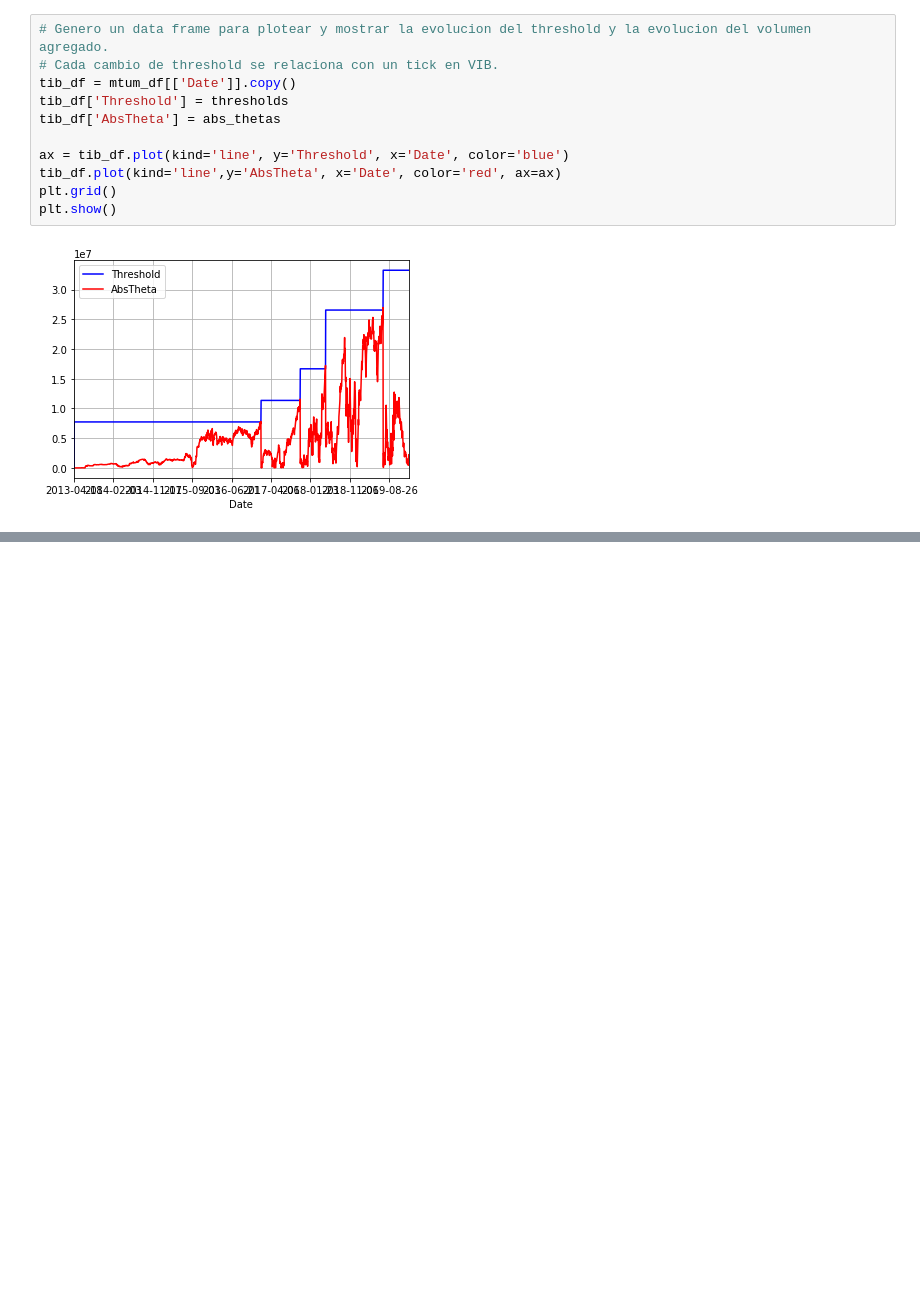
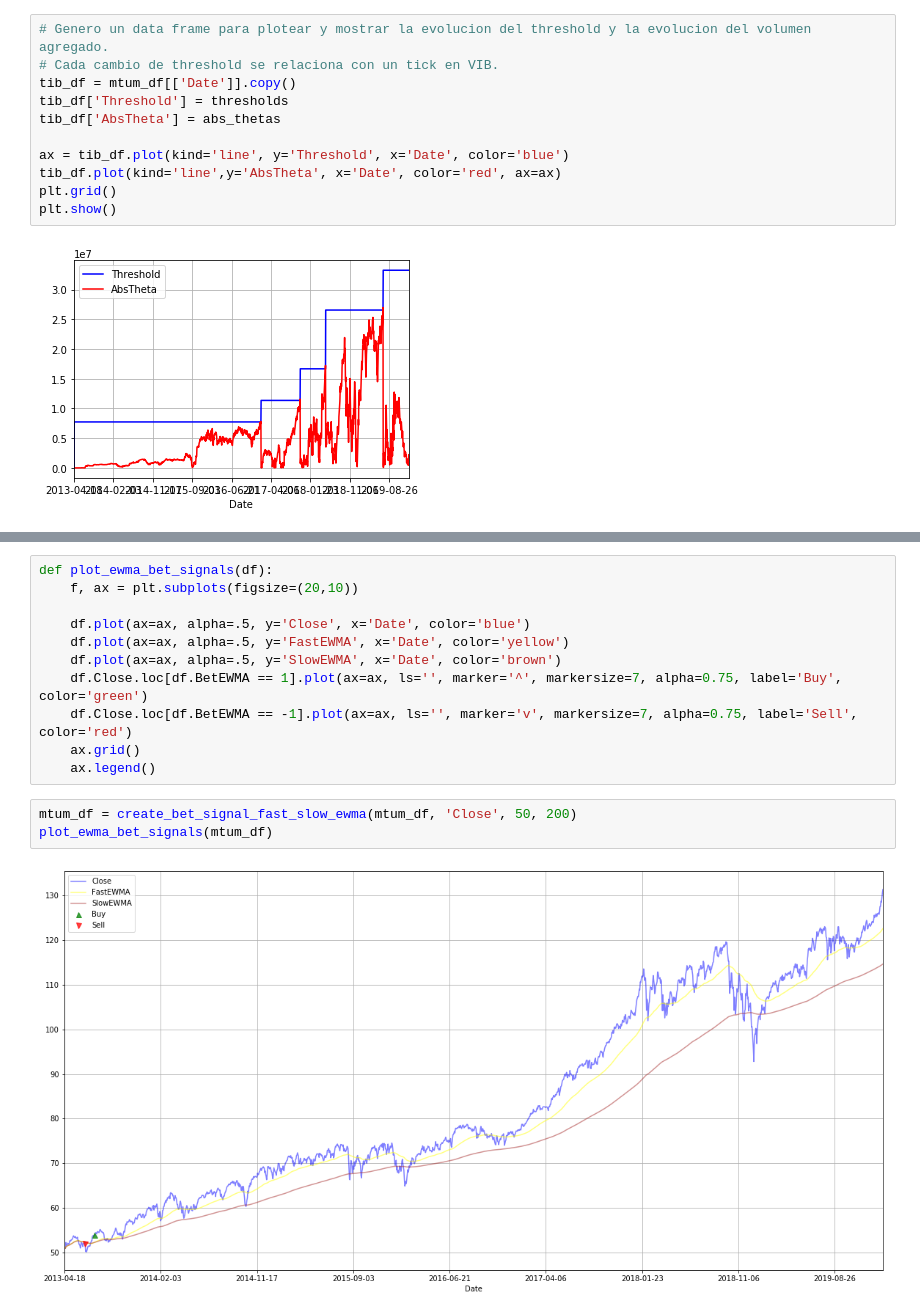
Before and after one commit to agalbachicar/fa_momentum, a Jupyter notebook: src/momentum.ipynb, the cells around one changed output, grey strips where cells are left out. Drawn from its saved outputs; the diff is of its cells as text; blank space fills up the shorter version.

Commit message:
Agrego señal de bet segun cruce de 50-200 dias de EWMA. (#5)

```diff
--- a/src/momentum.ipynb
+++ b/src/momentum.ipynb
@@ -477,0 +548,16 @@ plt.show()
+# %%
+def plot_ewma_bet_signals(df):
+    f, ax = plt.subplots(figsize=(20,10))
+
+    df.plot(ax=ax, alpha=.5, y='Close', x='Date', color='blue')
+    df.plot(ax=ax, alpha=.5, y='FastEWMA', x='Date', color='yellow')
+    df.plot(ax=ax, alpha=.5, y='SlowEWMA', x='Date', color='brown')
+    df.Close.loc[df.BetEWMA == 1].plot(ax=ax, ls='', marker='^', markersize=7, alpha=0.75, label='Buy', color='green')
+    df.Close.loc[df.BetEWMA == -1].plot(ax=ax, ls='', marker='v', markersize=7, alpha=0.75, label='Sell', color='red')
+    ax.grid()
+    ax.legend()
+# %%
+mtum_df = create_bet_signal_fast_slow_ewma(mtum_df, 'Close', 50, 200)
+plot_ewma_bet_signals(mtum_df)
+# %% [output]
+[figure, added]
```
Also changed, not shown: parts of 8 cells of this notebook.
